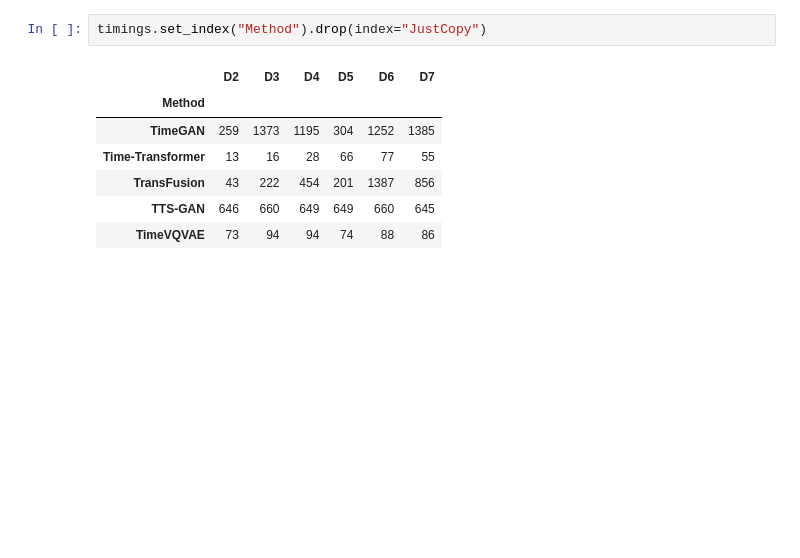
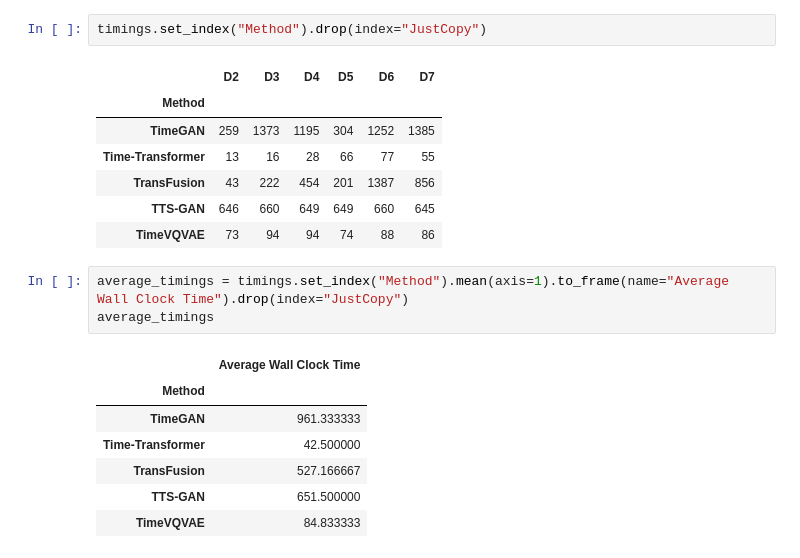
Before and after one commit to istvan-derda/Istvans-TSGBench, a Jupyter notebook: visualizations/visualize_numeric_results.ipynb, the cells around one changed output. Saved outputs shown, nothing was run; the diff lists cells and outputs as text; blank space fills up the shorter version.

Commit message:
TSGBench: visualize avg wall clock time

```diff
--- a/visualizations/visualize_numeric_results.ipynb
+++ b/visualizations/visualize_numeric_results.ipynb
@@ -349,3 +353,14 @@ timings.set_index("Method").drop(index="JustCopy")
 | TransFusion | 43 | 222 | 454 | 201 | 1387 | 856 |
 | TTS-GAN | 646 | 660 | 649 | 649 | 660 | 645 |
 | TimeVQVAE | 73 | 94 | 94 | 74 | 88 | 86 |
+# %%
+average_timings = timings.set_index("Method").mean(axis=1).to_frame(name="Average Wall Clock Time").drop(index="JustCopy")
+average_timings
+# %% [output]
+|  | Average Wall Clock Time |
+| Method |  |
+| TimeGAN | 961.333333 |
+| Time-Transformer | 42.500000 |
+| TransFusion | 527.166667 |
+| TTS-GAN | 651.500000 |
+| TimeVQVAE | 84.833333 |
```
Also changed, not shown: parts of 6 cells of this notebook.
